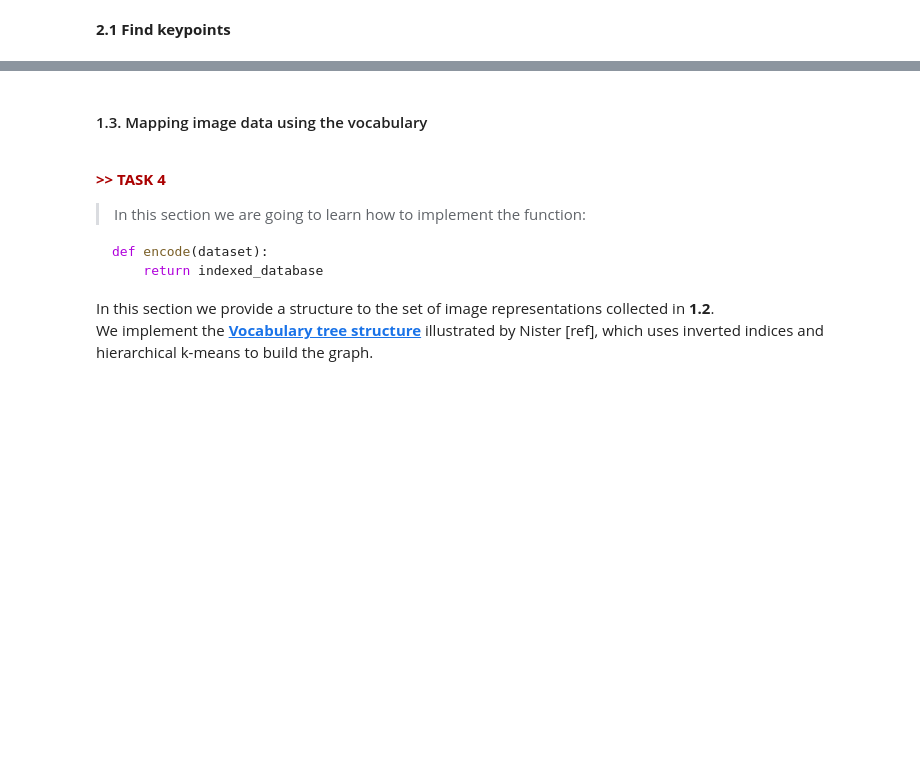
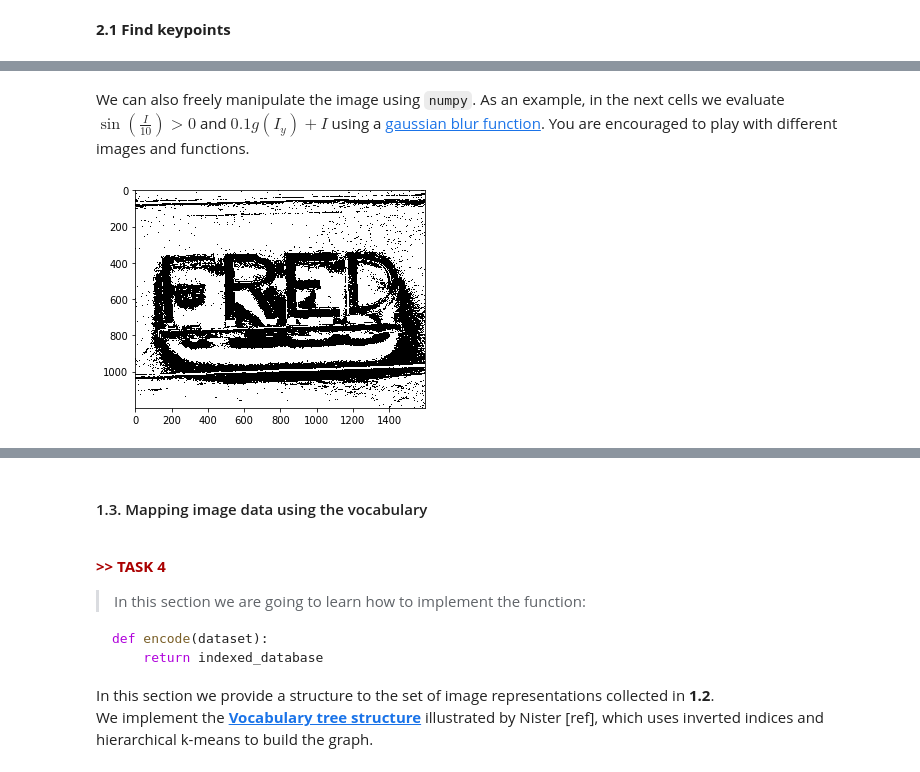
Before and after one commit to epignatelli/scalable-recognition-with-a-vocabulary-tree, a Jupyter notebook: Large-scale Content-based image retrieval.ipynb, the cells around one changed output, grey strips where cells are left out. Cells and saved outputs as stored; diff of their text form; code cells hidden in the pictures; blank space fills up the shorter version.

```diff
--- a/Large-scale Content-based image retrieval.ipynb
+++ b/Large-scale Content-based image retrieval.ipynb
@@ -118,0 +222,7 @@ def find_keypoints(self, image):
+# %% [markdown]
+We can also freely manipulate the image using `numpy`. As an example, in the next cells we evaluate $\sin \left( \frac{I}{10} \right) > 0 $ and $0.1g\left(I_y\right) + I$ using a [gaussian blur function](https://opencv-python-tutroals.readthedocs.io/en/latest/py_tutorials/py_imgproc/py_filtering/py_filtering.html#gaussian-filtering). You are encouraged to play with different images and functions.
+# %%
+z = np.sin(img/10) > 0
+show_image(z, gray=True)
+# %% [output]
+[figure, added]
```
Also changed, not shown: parts of 26 cells of this notebook, 1 other file.
